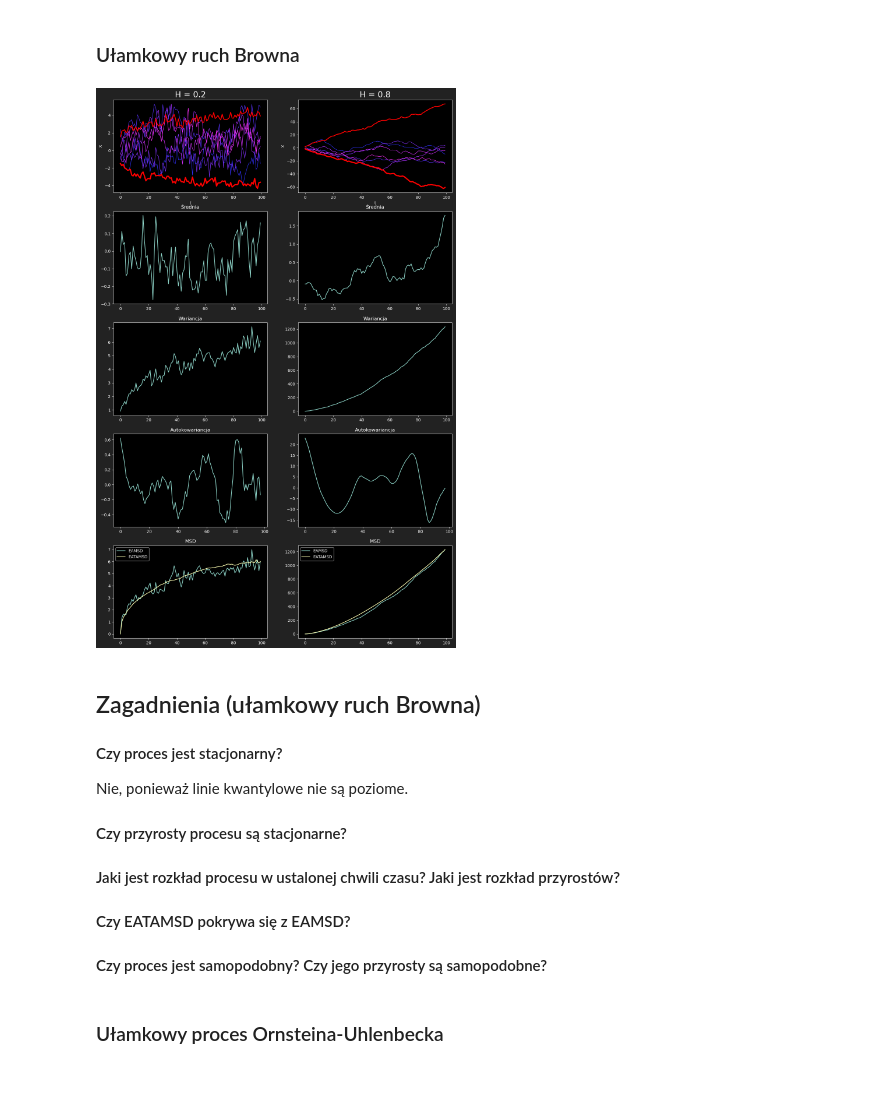
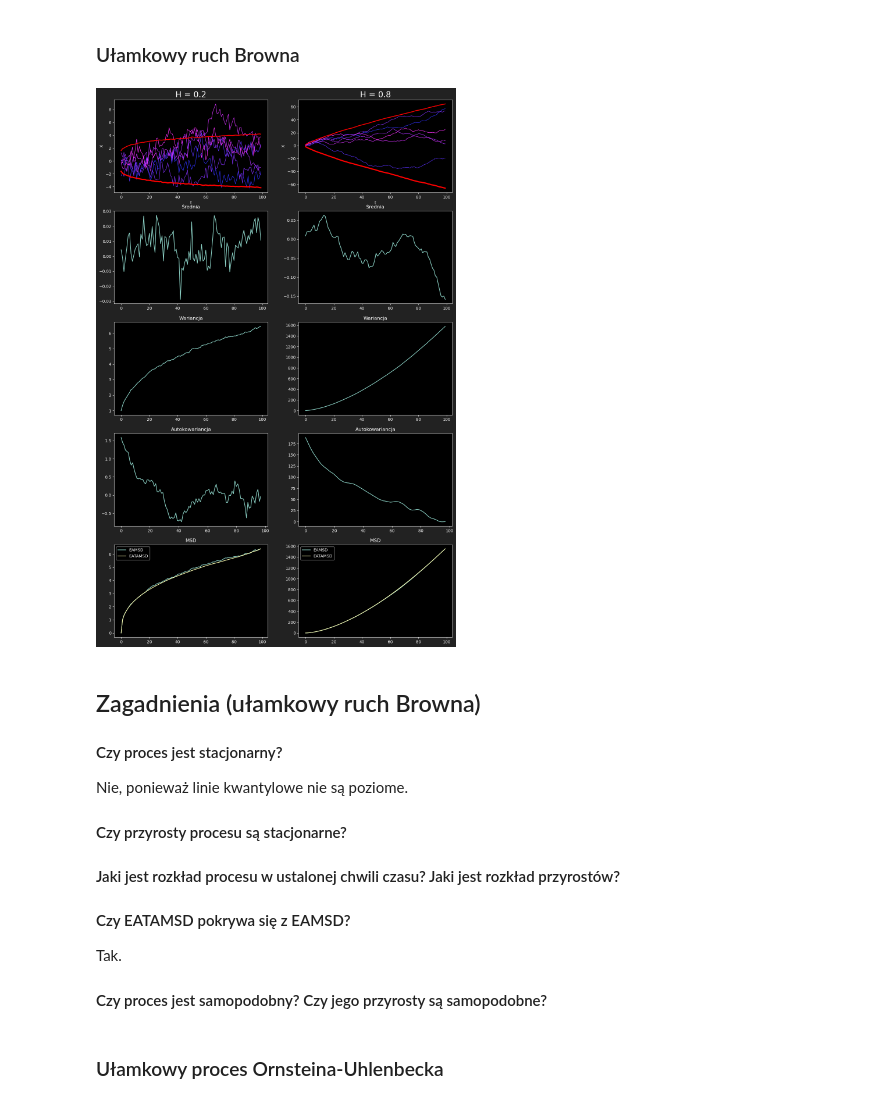
Before and after one commit to BartoszMichalak13/Raports-CSoSP, a Jupyter notebook: ksps_r3_242504_268429.ipynb, the cells around one changed output. Saved outputs shown, nothing was run; the diff lists cells and outputs as text; code cells hidden in the pictures.

```diff
--- a/ksps_r3_242504_268429.ipynb
+++ b/ksps_r3_242504_268429.ipynb
@@ -133,9 +133,9 @@ def simulate_fbm_teplic(dt, sim_len: int, H, mean):
     return np.cumsum(increments), cov_mat
 # %%
     H_vals = [0.2, 0.8]
-    trajectories_count = 1000
+    trajectories_count = 10000
     draw_trajectories = 6
-    sim_len = 1000
+    sim_len = 100
     dt = 1.0
 
     fig, axes = plt.subplots(5, 2, figsize=(15, 24), facecolor="#222222")
@@ -150,34 +150,34 @@ def simulate_fbm_teplic(dt, sim_len: int, H, mean):
                 axes[0, i].plot(sim_v, linewidth=1, color=traj_colors[j])
 
 
         mean, var, q05, q95 = get_proc_stats(proc_vals)
         a_cod = get_auto_codifference(proc_vals[0])
         a_cov = get_auto_covariance(proc_vals[0])
         eamsd, eatamsd = get_msd(proc_vals)
 
         axes[0, i].plot(q05, color="red", label="Linie kwantylowe", linewidth=3)
         axes[0, i].plot(q95, color="red", linewidth=2)
         axes[0, i].set_xlabel("t")
         axes[0, i].set_ylabel("X")
         axes[0, i].set_title(f"H = {H}", fontsize=20)
 
         axes[1, i].plot(mean)
         axes[1, i].set_title("Średnia")
 
         axes[2, i].plot(var)
         axes[2, i].set_title("Wariancja")
 
         axes[3, i].plot(a_cov)
         axes[3, i].set_title("Autokowariancja")
 
         axes[4, i].plot(eamsd, label="EAMSD")
         axes[4, i].plot(eatamsd, label="EATAMSD")
         axes[4, i].set_title("MSD")
         axes[4, i].legend()
 
     plt.show()
 # %% [output]
-[figure, old version]
+[figure, new version]
 # %% [markdown]
 ## Zagadnienia (ułamkowy ruch Browna)
 
@@ -192,8 +192,10 @@ Nie, ponieważ linie kwantylowe nie są poziome.
 #### Jaki jest rozkład procesu w ustalonej chwili czasu? Jaki jest rozkład przyrostów?
 
 
+
 #### Czy EATAMSD pokrywa się z EAMSD?
 
+Tak.
 
 #### Czy proces jest samopodobny? Czy jego przyrosty są samopodobne?
 # %% [markdown]
```
Also changed, not shown: parts of 4 cells of this notebook.
